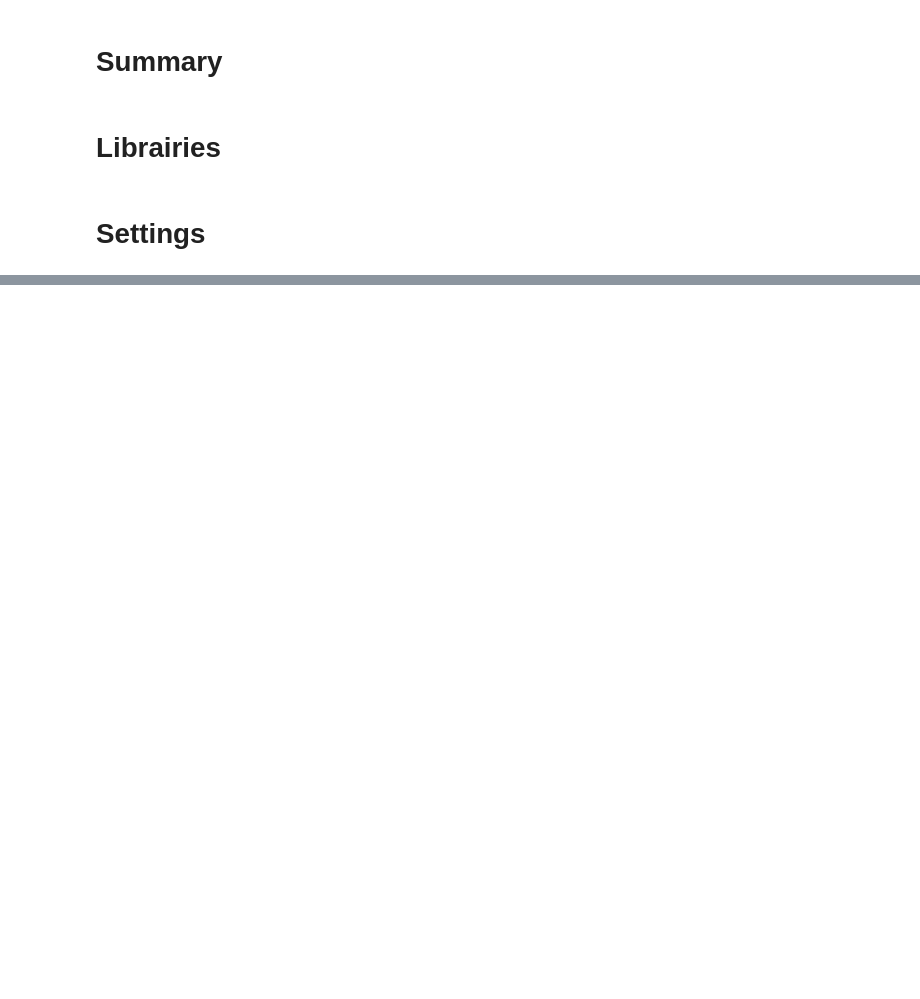
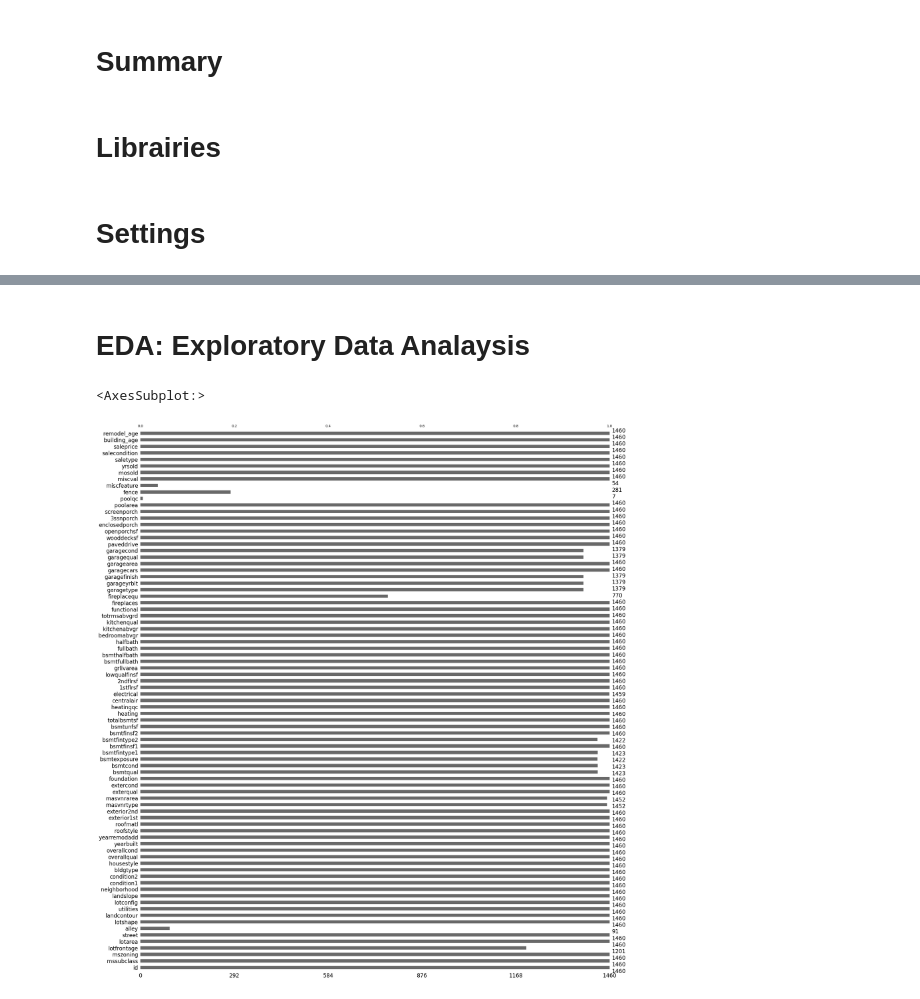
Before and after one commit to itachi44/house_pricing_mlops, a Jupyter notebook: notebooks/house_pricing_analyse.ipynb, the cells around one changed output, grey strips where cells are left out. Drawn from its saved outputs; the diff is of its cells as text; code cells hidden in the pictures; blank space fills up the shorter version.

```diff
--- a/notebooks/house_pricing_analyse.ipynb
+++ b/notebooks/house_pricing_analyse.ipynb
@@ -62,0 +76,2 @@ TARGET_NAME = MODEL_PARAMS["TARGET"]
+# %%
+data = load_data(dataset_name="house_prices", column_to_lower=True)
@@ -62,0 +140,5 @@ TARGET_NAME = MODEL_PARAMS["TARGET"]
+# %%
+data = data.assign(
+    building_age=lambda dfr: dfr.yrsold - dfr.yearbuilt,
+    remodel_age=lambda dfr: dfr.yrsold - dfr.yearremodadd
+)
@@ -62,0 +154,11 @@ TARGET_NAME = MODEL_PARAMS["TARGET"]
+# %% [markdown]
+# EDA: Exploratory Data Analaysis
+# %%
+msno.bar(
+    data,
+    # filter="top",  # select only features that have a completion rate >= p
+    p=MODEL_PARAMS["MIN_COMPLETION_RATE"] # filter columns with % of missing values > 50%
+)
+# %% [output]
+<AxesSubplot:>
+[figure, added]
```
Also changed, not shown: parts of 33 cells of this notebook, 4 other files.
